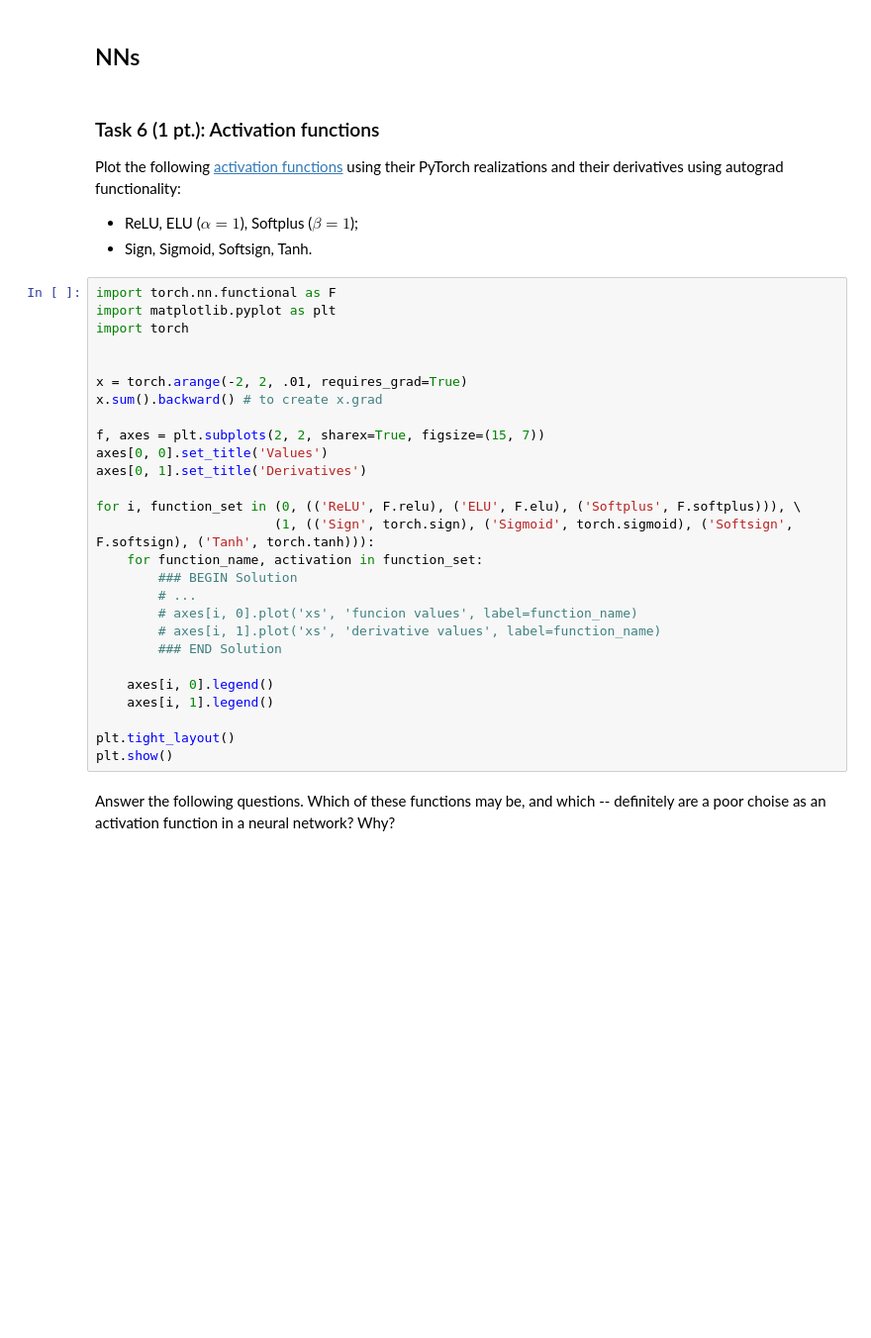
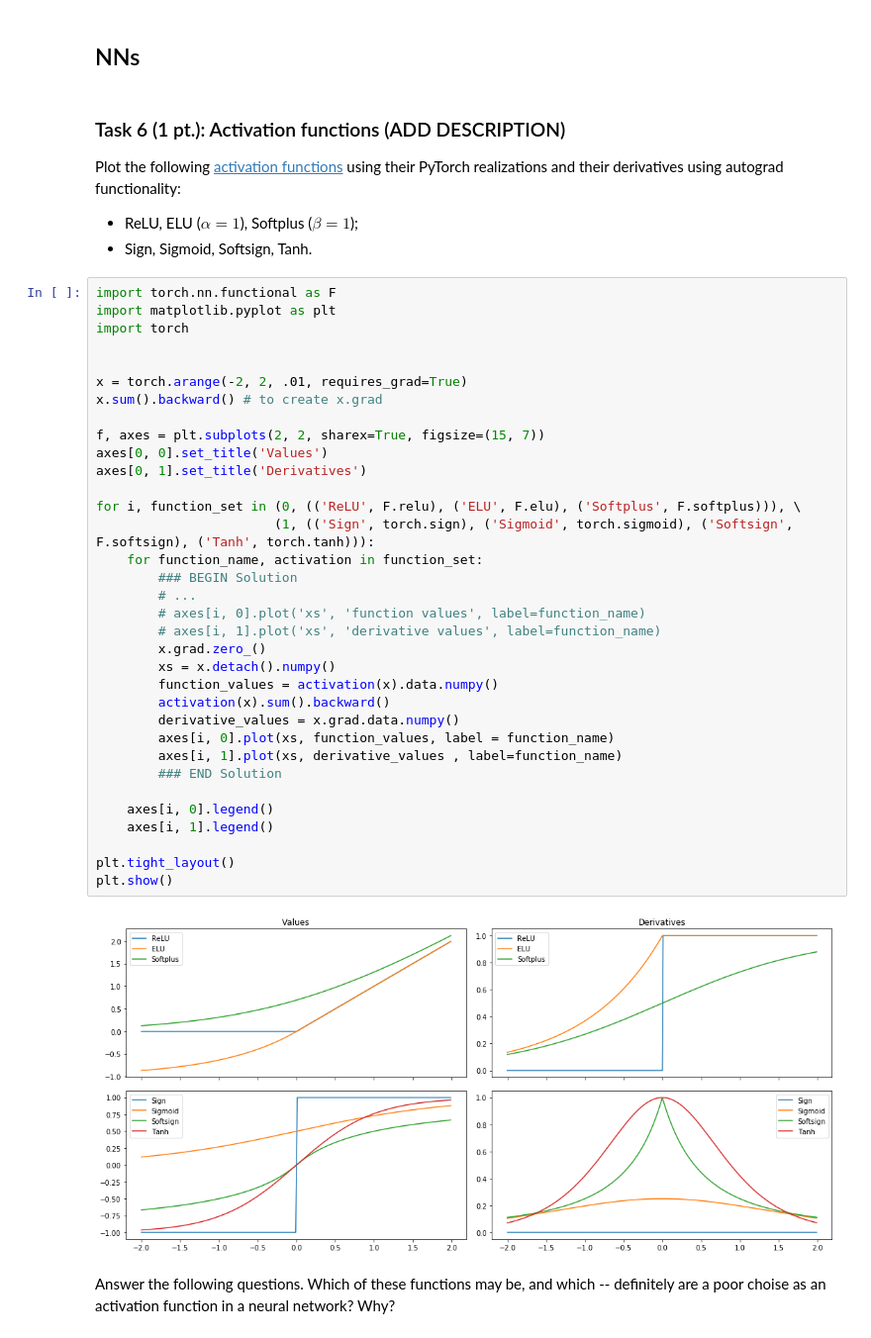
Before and after one commit to dzisandy/Machine-Learning, a Jupyter notebook: HW2/ML2019HW02-part2.ipynb, the cells around one changed output. Shown: that part at 99% size. Saved outputs shown, nothing was run; the diff lists cells and outputs as text; blank space fills up the shorter version.

```diff
--- a/HW2/ML2019HW02-part2.ipynb
+++ b/HW2/ML2019HW02-part2.ipynb
@@ -639,37 +647,46 @@ plt.show()
 # %% [markdown]
 ## NNs
 # %% [markdown]
-### Task 6 (1 pt.): Activation functions
+### Task 6 (1 pt.): Activation functions (ADD DESCRIPTION)
 Plot the following [activation functions](https://pytorch.org/docs/master/nn.html#non-linear-activation-functions) using their PyTorch realizations and their derivatives using autograd functionality:
 * ReLU, ELU ($\alpha = 1$), Softplus ($\beta = 1$);
 * Sign, Sigmoid, Softsign, Tanh.
 # %%
 import torch.nn.functional as F
 import matplotlib.pyplot as plt
 import torch
 
 
 x = torch.arange(-2, 2, .01, requires_grad=True)
 x.sum().backward() # to create x.grad
 
 f, axes = plt.subplots(2, 2, sharex=True, figsize=(15, 7))
 axes[0, 0].set_title('Values')
 axes[0, 1].set_title('Derivatives')
 
 for i, function_set in (0, (('ReLU', F.relu), ('ELU', F.elu), ('Softplus', F.softplus))), \
                        (1, (('Sign', torch.sign), ('Sigmoid', torch.sigmoid), ('Softsign', F.softsign), ('Tanh', torch.tanh))):
     for function_name, activation in function_set:
         ### BEGIN Solution
         # ...
-        # axes[i, 0].plot('xs', 'funcion values', label=function_name)
+        # axes[i, 0].plot('xs', 'function values', label=function_name)
         # axes[i, 1].plot('xs', 'derivative values', label=function_name)
+        x.grad.zero_()
+        xs = x.detach().numpy()
+        function_values = activation(x).data.numpy()
+        activation(x).sum().backward()
+        derivative_values = x.grad.data.numpy()
+        axes[i, 0].plot(xs, function_values, label = function_name)
+        axes[i, 1].plot(xs, derivative_values , label=function_name)
         ### END Solution
 
     axes[i, 0].legend()
     axes[i, 1].legend()
 
 plt.tight_layout()
 plt.show()
+# %% [output]
+[figure, added]
 # %% [markdown]
 Answer the following questions. Which of these functions may be, and which -- definitely are a poor choise as an activation function in a neural network? Why?
 # %% [markdown]
```
Also changed, not shown: parts of 13 cells of this notebook, 39 other files.
